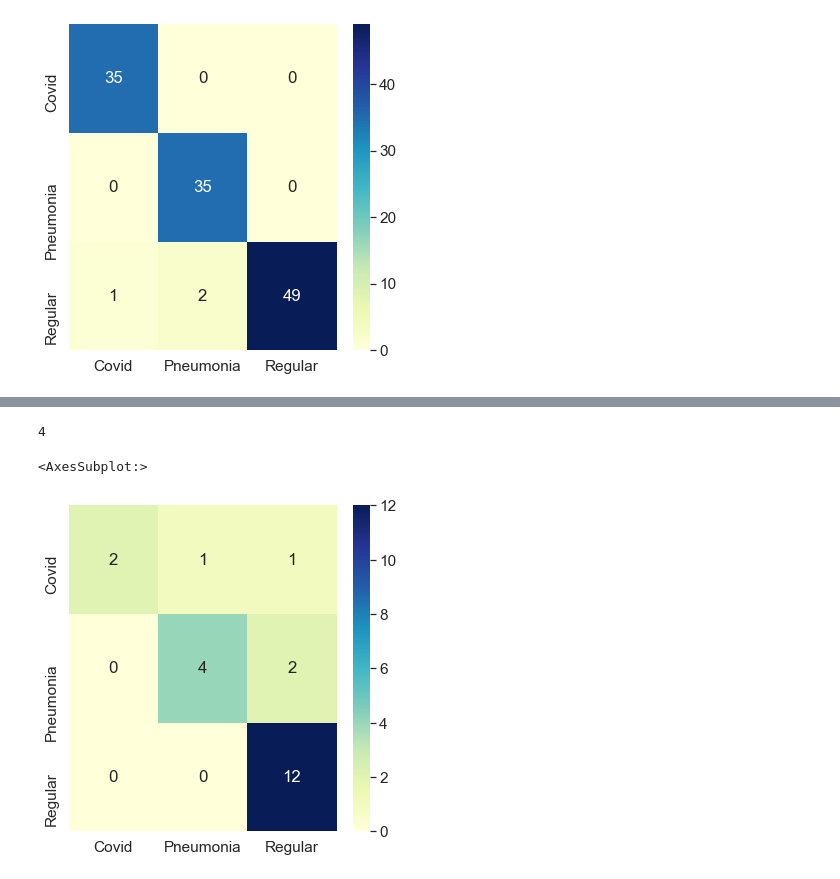
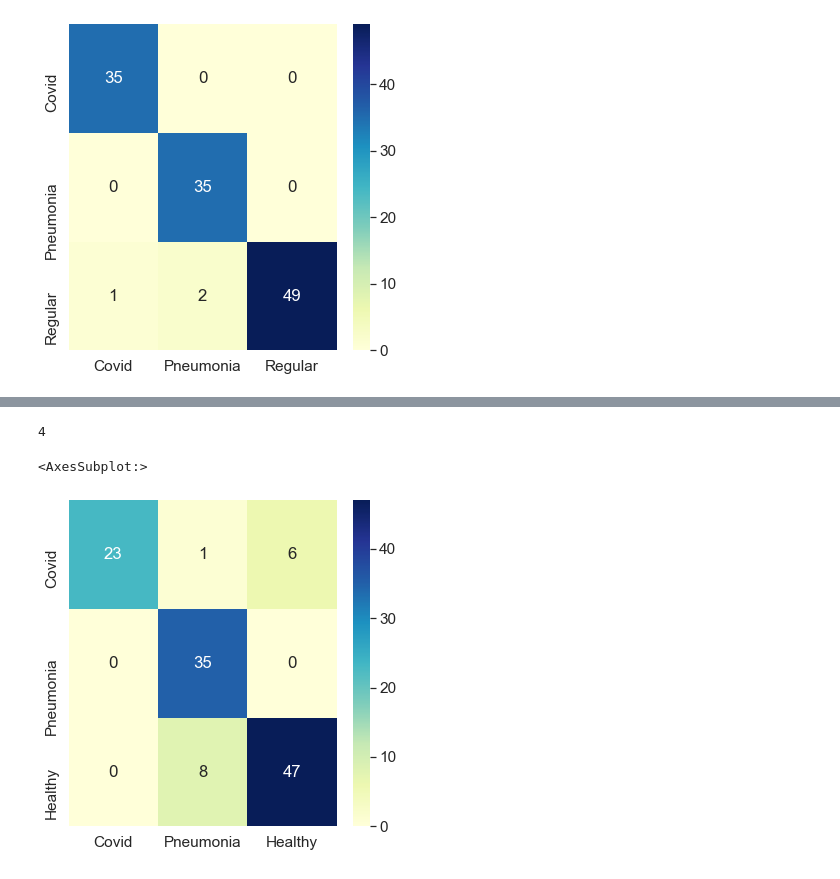
Before and after one commit to BasselSharaf/Covid-LUS-Diagnosis, a Jupyter notebook: Multiple Model Voting/displayer.ipynb, the cells around one changed output, grey strips where cells are left out. Cells and saved outputs as stored; diff of their text form; code cells hidden in the pictures.

```diff
--- a/Multiple Model Voting/displayer.ipynb
+++ b/Multiple Model Voting/displayer.ipynb
@@ -102,15 +104,15 @@ sn.heatmap(df_cm, annot=True,cmap="YlGnBu")
 # %%
 print('4')
-Labels=['Covid','Pneumonia','Regular']
-array = [[2, 1, 1],
-[0, 4, 2],
-[0, 0, 12]]
+Labels=['Covid','Pneumonia','Healthy']
+array = [[23, 1 , 6],
+ [ 0, 35,  0],
+ [ 0 , 8 ,47]]
 df_cm = pd.DataFrame(array, index = [i for i in Labels],
                   columns = [i for i in Labels])
 plt.figure(figsize = (6,6))
 sn.heatmap(df_cm, annot=True,cmap="YlGnBu")
 # %% [output]
 4
 <AxesSubplot:>
-[figure, old version]
+[figure, new version]
 # %%
```
Also changed, not shown: parts of 6 cells of this notebook, 42 other files.
